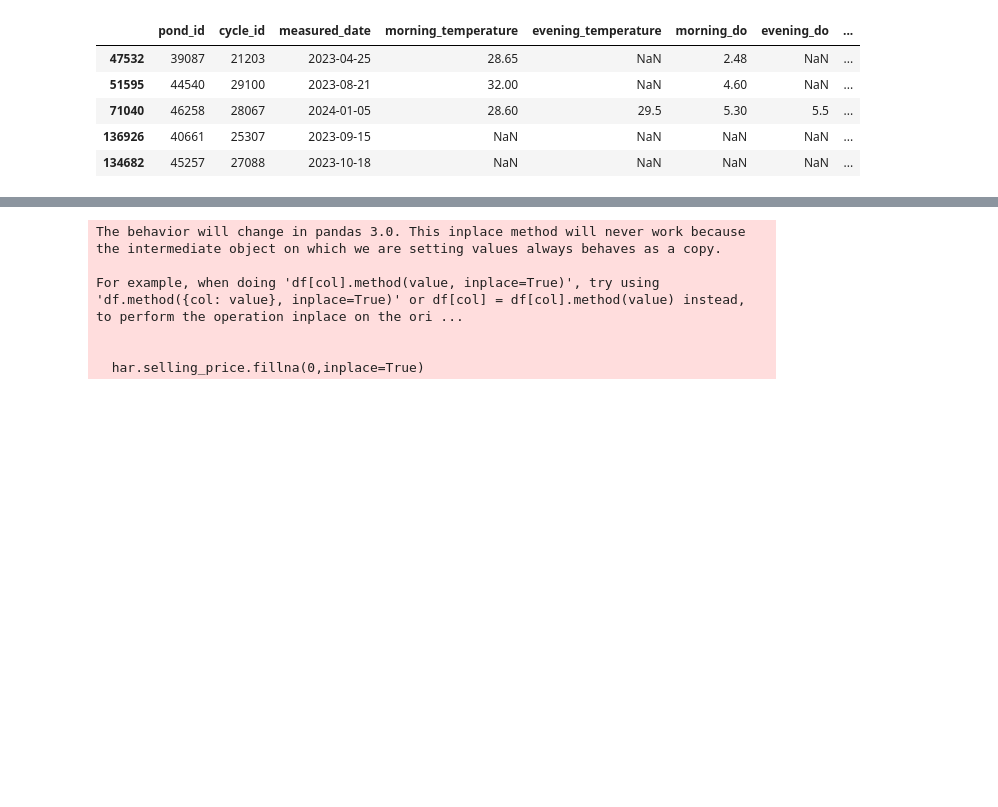
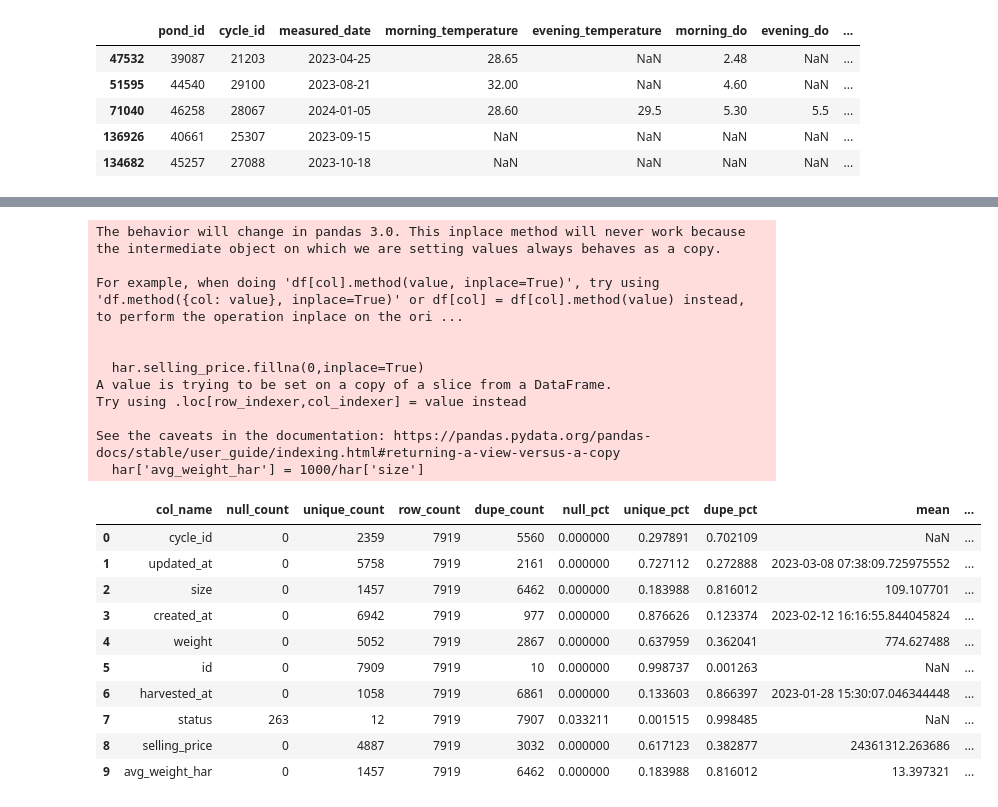
Before and after one commit to zylbergs/Jala, a Jupyter notebook: main_eda.ipynb, the cells around one changed output, grey strips where cells are left out. Cells and saved outputs as stored; diff of their text form; code cells hidden in the pictures; blank space fills up the shorter version.

```diff
--- a/main_eda.ipynb
+++ b/main_eda.ipynb
@@ -298,7 +299,9 @@ har_agg = har.groupby('cycle_id',as_index=False)\
     .agg({'weight':'sum','size':'mean','updated_at':'max','selling_price':'sum'})
 #standardize weigth metric
 har_agg['avg_weight_har'] = 1000/har_agg['size']
-sam_har = har_agg.merge(sam,how='left',on='cycle_id',suffixes=('_har','_sam'))\
+
+#merge
+sam_har = sam.merge(har_agg,how='outer',on='cycle_id',suffixes=('_sam','_har'))\
     .drop(columns=['created_at','updated_at_sam','updated_at_har','id','remark'])
 
 #analyze correlation of last sampling avg weight with harvest avg weight
@@ -312,6 +315,25 @@ For example, when doing 'df[col].method(value, inplace=True)', try using 'df.met
 
 
   har.selling_price.fillna(0,inplace=True)
+A value is trying to be set on a copy of a slice from a DataFrame.
+Try using .loc[row_indexer,col_indexer] = value instead
+
+See the caveats in the documentation: https://pandas.pydata.org/pandas-docs/stable/user_guide/indexing.html#returning-a-view-versus-a-copy
+  har['avg_weight_har'] = 1000/har['size']
+# %%
+check_health(har)
+# %% [output]
+|  | col_name | null_count | unique_count | row_count | dupe_count | null_pct | unique_pct | dupe_pct | mean | ... |
+| 0 | cycle_id | 0 | 2359 | 7919 | 5560 | 0.000000 | 0.297891 | 0.702109 | NaN | ... |
+| 1 | updated_at | 0 | 5758 | 7919 | 2161 | 0.000000 | 0.727112 | 0.272888 | 2023-03-08 07:38:09.725975552 | ... |
+| 2 | size | 0 | 1457 | 7919 | 6462 | 0.000000 | 0.183988 | 0.816012 | 109.107701 | ... |
+| 3 | created_at | 0 | 6942 | 7919 | 977 | 0.000000 | 0.876626 | 0.123374 | 2023-02-12 16:16:55.844045824 | ... |
+| 4 | weight | 0 | 5052 | 7919 | 2867 | 0.000000 | 0.637959 | 0.362041 | 774.627488 | ... |
+| 5 | id | 0 | 7909 | 7919 | 10 | 0.000000 | 0.998737 | 0.001263 | NaN | ... |
+| 6 | harvested_at | 0 | 1058 | 7919 | 6861 | 0.000000 | 0.133603 | 0.866397 | 2023-01-28 15:30:07.046344448 | ... |
+| 7 | status | 263 | 12 | 7919 | 7907 | 0.033211 | 0.001515 | 0.998485 | NaN | ... |
+| 8 | selling_price | 0 | 4887 | 7919 | 3032 | 0.000000 | 0.617123 | 0.382877 | 24361312.263686 | ... |
+| 9 | avg_weight_har | 0 | 1457 | 7919 | 6462 | 0.000000 | 0.183988 | 0.816012 | 13.397321 | ... |
 # %%
 #merge to cycle
 features = cyc.merge(fast_agg,how='left',on='cycle_id')\
```
Also changed, not shown: parts of 25 cells of this notebook, 2 other files.
